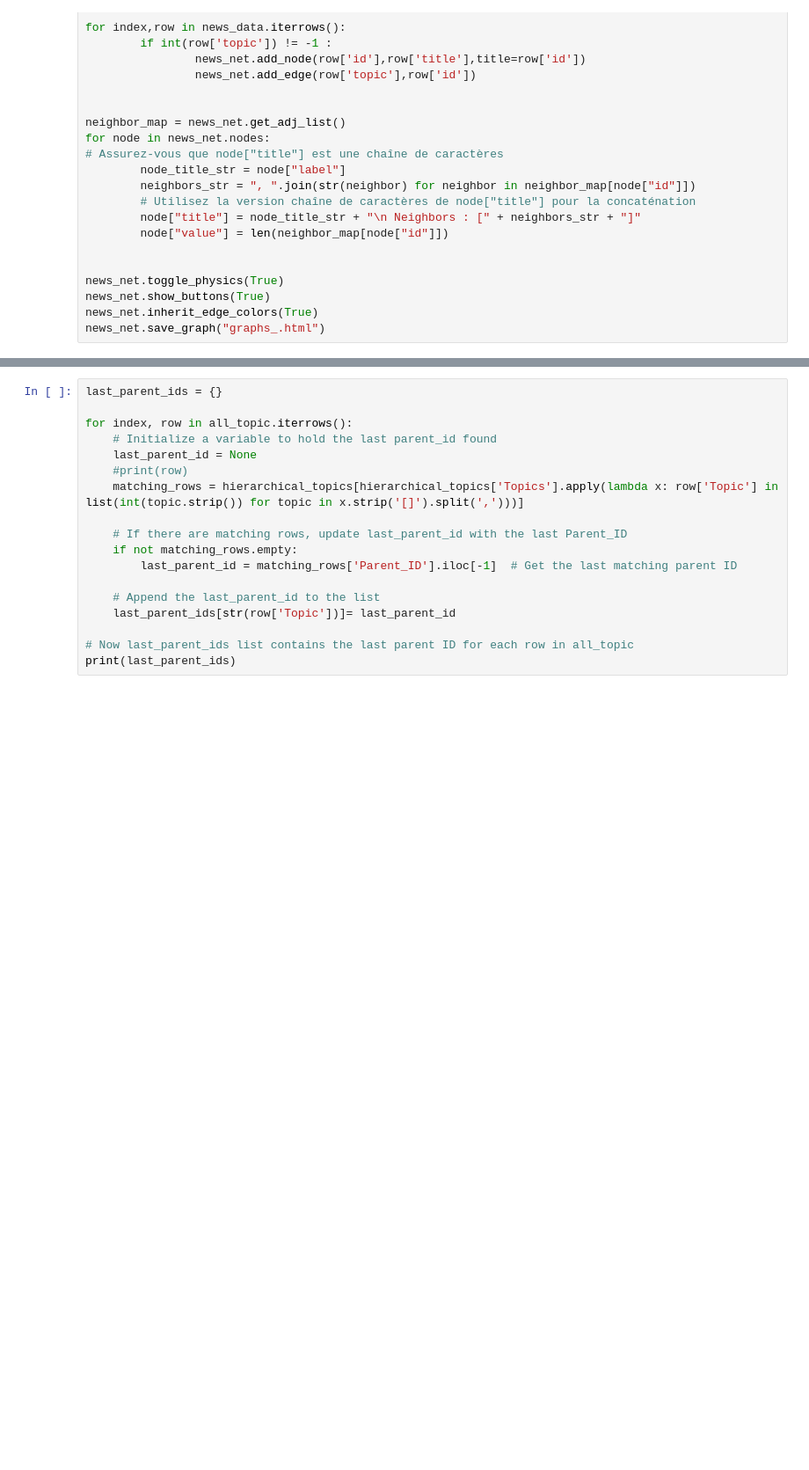
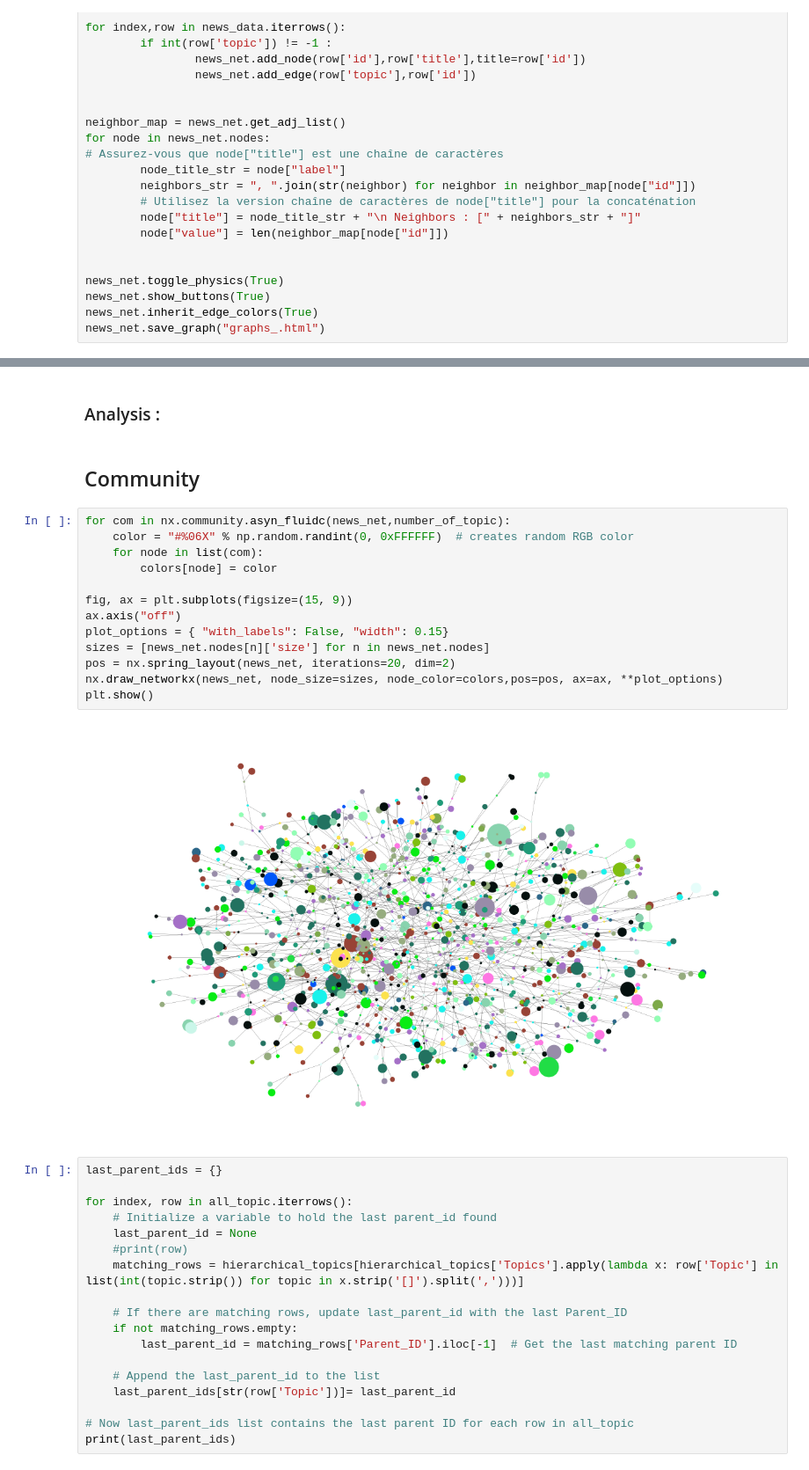
Before and after one commit to malo35270/360NewsScope, a Jupyter notebook: 360NS_resultat.ipynb, the cells around one changed output, grey strips where cells are left out. Shown at 88% size. Cells and saved outputs as stored; diff of their text form; blank space fills up the shorter version.

```diff
--- a/360NS_resultat.ipynb
+++ b/360NS_resultat.ipynb
@@ -104,3 +155,22 @@ news_net.save_graph("graphs_.html")
+# %% [markdown]
+### Analysis :
+# %% [markdown]
+## Community
+# %%
+for com in nx.community.asyn_fluidc(news_net,number_of_topic):
+    color = "#%06X" % np.random.randint(0, 0xFFFFFF)  # creates random RGB color
+    for node in list(com):
+        colors[node] = color
+
+fig, ax = plt.subplots(figsize=(15, 9))
+ax.axis("off")
+plot_options = { "with_labels": False, "width": 0.15}
+sizes = [news_net.nodes[n]['size'] for n in news_net.nodes]
+pos = nx.spring_layout(news_net, iterations=20, dim=2)
+nx.draw_networkx(news_net, node_size=sizes, node_color=colors,pos=pos, ax=ax, **plot_options)
+plt.show()
+# %% [output]
+[figure, added]
 # %%
 last_parent_ids = {}
 
```
Also changed, not shown: parts of 10 cells of this notebook, 1 other file.
